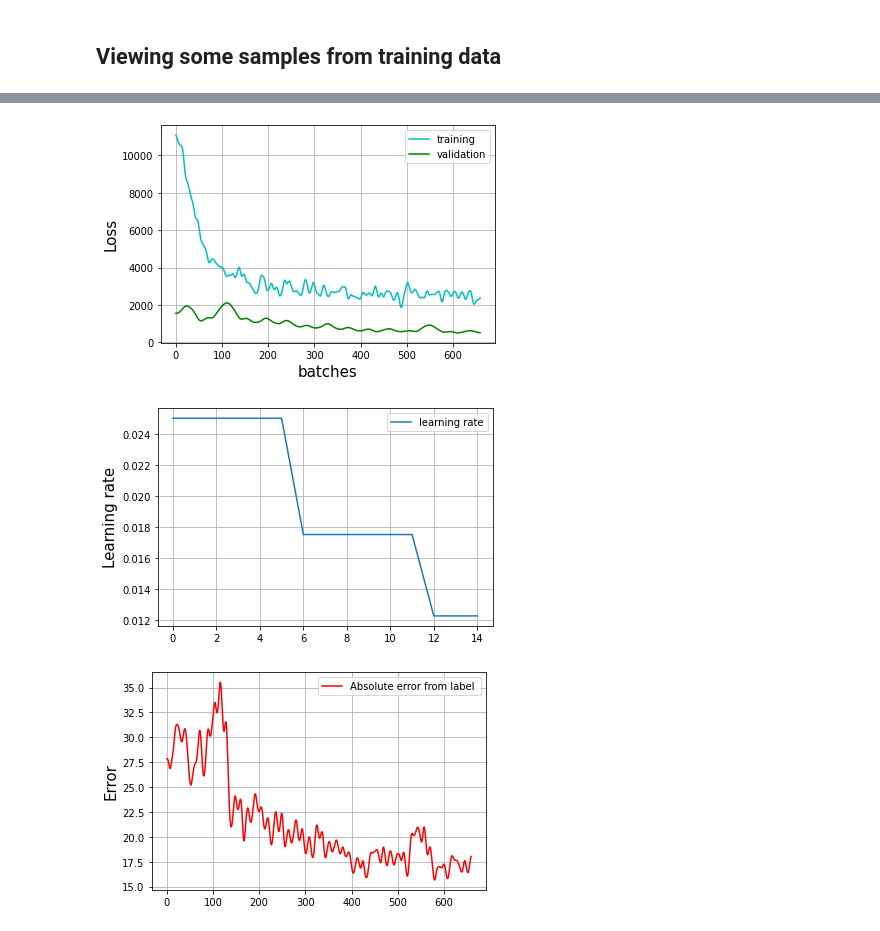
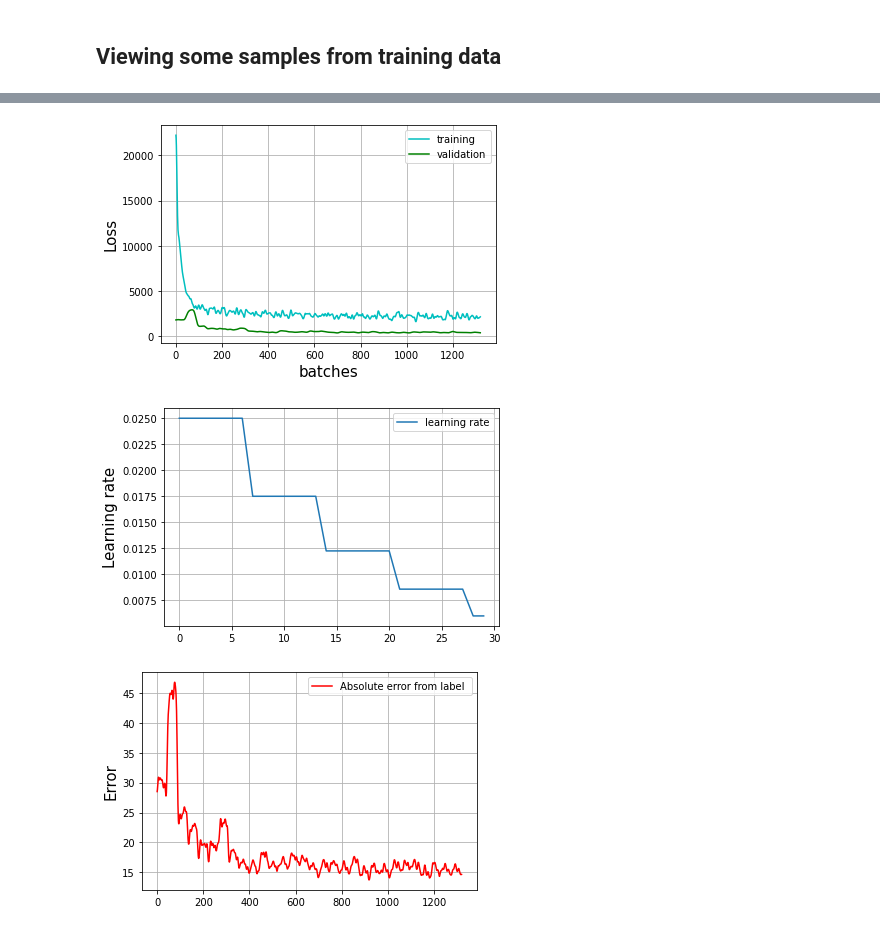
Before and after one commit to Mayukhdeb/mind_the_bend, a Jupyter notebook: train_drunk_driver.ipynb, the cells around one changed output, grey strips where cells are left out. Cells and saved outputs as stored; diff of their text form; code cells hidden in the pictures.

Commit message:
new model architecture

```diff
--- a/train_drunk_driver.ipynb
+++ b/train_drunk_driver.ipynb
@@ -225,7 +234,7 @@ def vis_loss_multi_colors(loss_arr,val_arr):
     plt.plot( ysmoothed, "c", label = "training")
     ysmoothed2 = gaussian_filter1d(val_arr, sigma=7)
     plt.plot(ysmoothed2, "g", label = "validation")
-    plt.grid(True)
+    plt.grid(True)blurImg = cv2.blur(img,(10,10))
     plt.ylabel("Loss", fontsize = 15)
     plt.xlabel("batches", fontsize=15)
     plt.legend()
@@ -234,10 +243,10 @@ def vis_loss_multi_colors(loss_arr,val_arr):
 def get_lr(optimizer):
     for param_group in optimizer.param_groups:
         return param_group['lr']
-
+blurImg = cv2.blur(img,(10,10))
 def show_lr(learning_rates):
     plt.plot(learning_rates, label = "learning rate")
-    plt.ylabel("Learning rate", fontsize = 15)
+    plt.ylabel("Learning rate", fontsize = 15)blurImg = cv2.blblurImg = cv2.blur(img,(10,10)) ur(img,(10,10))
     plt.grid(True)
     plt.legend()
     plt.show()
@@ -279,18 +288,18 @@ def train_model(epochs, cellnet, optimizer, train_loader, val_loader):
             cellnet.eval()
 
             for x_val, y_val in tqdm(val_loader, desc = "running on test set --"):
-                yhat =cellnet(x_val)  # pred
-                val_loss = F.mse_loss(yhat, y_val)
+                yhat =cellnet(x_val.cuda())  # pred
+                val_loss = F.mse_loss(yhat, y_val.cuda())
                 val_losses.append(val_loss.item())  ## metrics
 
-                average_deltas.append(torch.mean(torch.abs(yhat-y_val)).item())
+                average_deltas.append(torch.mean(torch.abs(yhat.cpu()-y_val.cpu())).item())
         cellnet.train()
 
         for batch in tqdm(train_loader, desc = " Training batches : "):
 
 
                 (x_batch, y_batch) = batch
-                loss = train_step(x_batch, y_batch, cellnet, optimizer)
+                loss = train_step(x_batch.cuda(), y_batch.cuda(), cellnet, optimizer)
                 losses.append(loss)
         scheduler.step(1.)   ## lr decay caller
         learning_rates.append(get_lr(optimizer))
@@ -308,15 +317,17 @@ def train_model(epochs, cellnet, optimizer, train_loader, val_loader):
 class Net(nn.Module):
     def __init__(self):
         super(Net, self).__init__()
-        self.conv1 = nn.Conv2d(3, 10, 5)
+        self.conv1 = nn.Conv2d(3, 32, 3)
         self.pool = nn.MaxPool2d(3, 3)
 
         self.dropout = nn.Dropout(p=0.5)
-        self.conv2 = nn.Conv2d(10, 15, 5)
+        self.conv2 = nn.Conv2d(32, 64 , 3)
 
-        self.fc1 = nn.Linear(105,70)
-        self.fc2 = nn.Linear(70, 50)
-        self.fc3 = nn.Linear(50, 1)
+        self.fc1 = nn.Linear(512,256)
+        self.fc2 = nn.Linear(256, 128)
+        self.fc3 = nn.Linear(128, 64)
+
+        self.fc4 = nn.Linear(64, 1)
 
     def forward(self, x):
         x = (self.pool(F.relu(self.conv1(x))))
@@ -324,15 +335,20 @@ class Net(nn.Module):
         x = x.view(x.size(0), -1)
         x = F.relu(self.fc1(x))
         x = F.relu(self.fc2(x))
-        x = self.fc3(x)
+        x = fig, ax = plt.subplots(3,3, figsize = (9,9))F.relu(self.fc3(x))
+
+        x = self.fc4(x)
 
         return x
 
 drunk_driver = Net()
+
+drunk_driver = drunk_drfig, ax = plt.subplots(3,3, figsize = (9,9))iver.cuda()
 print(drunk_driver)
+
 
 optimizer = optim.Adam(drunk_driver.parameters(), lr = 0.025)
 
-scheduler = ReduceLROnPlateau(optimizer, mode='min', factor=0.7, patience=5, verbose=False, threshold=0.0001, threshold_mode='rel', cooldown=0, min_lr=0, eps=1e-08)
+scheduler = ReduceLROnPlateau(optimizer, mode='min', factor=0.7, patience=6, verbose=False, threshold=0.0001, threshold_mode='rel', cooldown=0, min_lr=0, eps=1e-08)
 # %% [output]
 Net(
@@ -346,7 +363,7 @@ Net(
 )
 # %%
-loss_1, val_loss_1 = train_model(15, drunk_driver, optimizer, train_loader, test_loader)
+loss_1, val_loss_1 = train_model(30, drunk_driver, optimizer, train_loader, test_loader)
 # %% [output]
-[figure, old version]
+[figure, new version]
-[figure, old version]
+[figure, new version]
-[figure, old version]
+[figure, new version]
```
Also changed, not shown: parts of 7 cells of this notebook, 1 other file.
